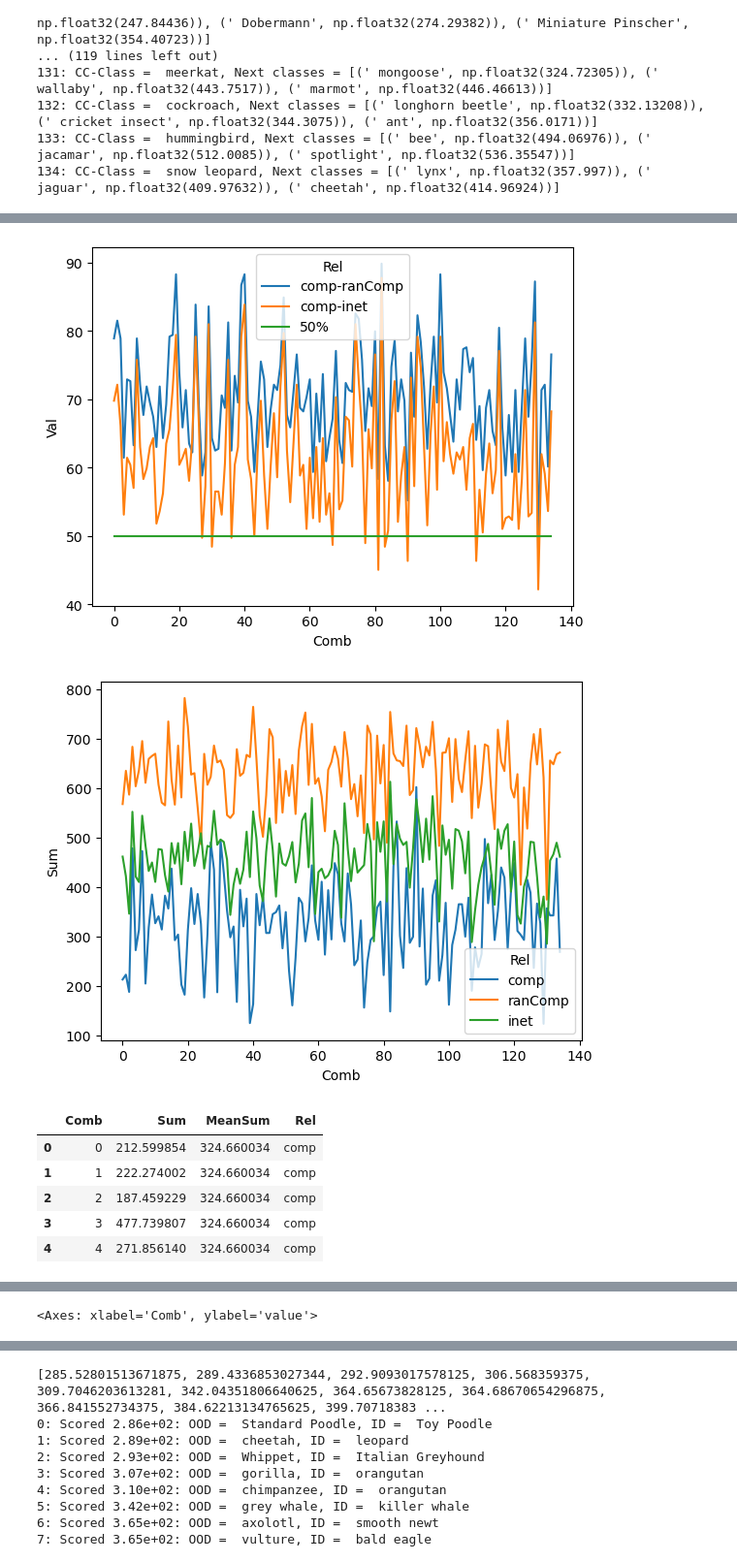
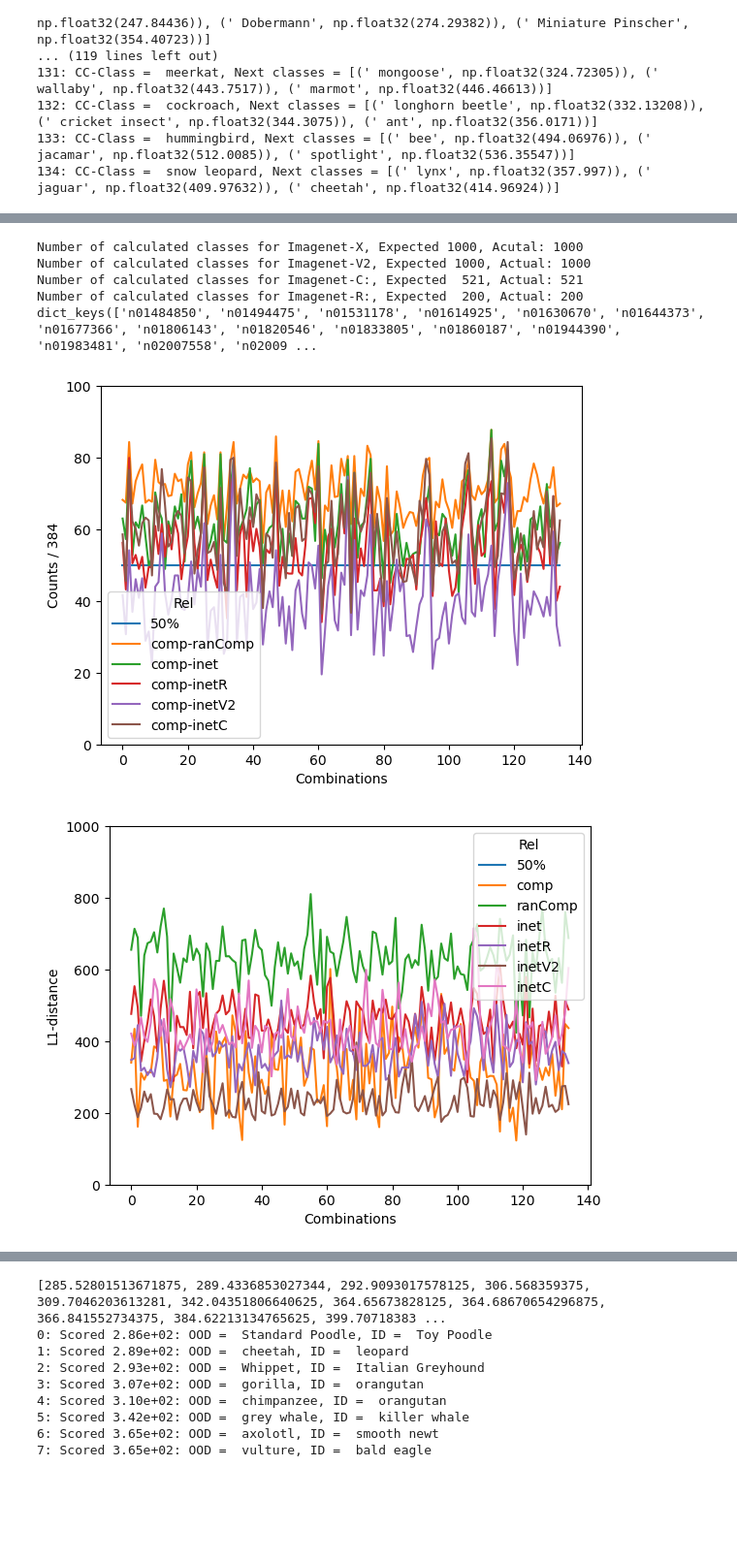
Before and after one commit to alexfrhling/dino_v2_ood_robustness, a Jupyter notebook: visualize_statistics.ipynb, the cells around one changed output, grey strips where cells are left out. Shown at 97% size. Saved outputs shown, nothing was run; the diff lists cells and outputs as text; code cells hidden in the pictures; blank space fills up the shorter version.

Commit message:
add plot for all imagenet datasets

```diff
--- a/visualize_statistics.ipynb
+++ b/visualize_statistics.ipynb
@@ -181,7 +201,7 @@ with open('/home/afroehli/coding/dinov2_ood/storage/class_split.csv', 'r')as cla
 # util functions
 
 def get_random_class() -> str:
-    all_classes = list(imagenet_x_sorted.keys())
+    all_classes = list(datasets_dict['imagenet_x']['sorted_classes'].keys())
     n_classes = len(all_classes)
     next_int = random.randint(0, n_classes - 1)
     next_class = all_classes[next_int]
@@ -244,3 +329,21 @@ print(f'New classes were processed: {new_class_processed}')
+# %%
+# Check dimensions of result sets
+
+print(f'Number of calculated classes for Imagenet-X, Expected 1000, Acutal: {len(list(datasets_dict['imagenet_x']['model_results']))}')
+print(f'Number of calculated classes for Imagenet-V2, Expected 1000, Actual: {len(list(datasets_dict['imagenet_v2']['model_results']))}')
+print(f'Number of calculated classes for Imagenet-C:, Expected  521, Actual: {len(list(datasets_dict['imagenet_c']['model_results']))}')
+print(f'Number of calculated classes for Imagenet-R:, Expected  200, Actual: {len(list(datasets_dict['imagenet_r']['model_results']))}')
+
+#print(datasets_dict['imagenet_r']['model_results'])
+# print(datasets_dict['imagenet_c']['model_results'])
+print(datasets_dict['imagenet_r']['model_results'].keys())
+# print(datasets_dict['imagenet_r']['model_results']['n10565667'])
+# %% [output]
+Number of calculated classes for Imagenet-X, Expected 1000, Acutal: 1000
+Number of calculated classes for Imagenet-V2, Expected 1000, Actual: 1000
+Number of calculated classes for Imagenet-C:, Expected  521, Actual: 521
+Number of calculated classes for Imagenet-R:, Expected  200, Actual: 200
+dict_keys(['n01484850', 'n01494475', 'n01531178', 'n01614925', 'n01630670', 'n01644373', 'n01677366', 'n01806143', 'n01820546', 'n01833805', 'n01860187', 'n01944390', 'n01983481', 'n02007558', 'n02009 ...
 # %%
 # store calculated classes
 
@@ -382,26 +480,23 @@ diff_sum_df = pd.concat([comp_sum_diff_df, ranComp_sum_diff_df, inet_sum_diff_df
 # %%
  # visualize statistics
 
-
-sns.lineplot(data=diff_counts_df, x='Comb', y='Val', hue='Rel')
+plt.ylim(0,100)
+ax = sns.lineplot(data=diff_counts_df, x='Comb', y='Val', hue='Rel')
+ax.set(xlabel = 'Combinations', ylabel= 'Counts / 384')
 plt.show()
 
-sns.lineplot(data=diff_sum_df, x='Comb', y='Sum', hue='Rel')
+plt.ylim(0,1000)
+ax = sns.lineplot(data=diff_sum_df, x='Comb', y='Sum', hue='Rel')
+ax.set(xlabel='Combinations', ylabel='L1-distance')
 plt.show()
 
-display(diff_sum_df.head())
 sum_mean_combined = diff_sum_df.melt(id_vars=['Comb', 'Rel'], var_name='Measure', value_vars=['Sum', 'MeanSum'])
-display(sum_mean_combined.head())
 sum_mean_combined['RelMeasure'] = sum_mean_combined['Rel'] + sum_mean_combined['Measure']
-display(sum_mean_combined.head())
 
-sns.lineplot(data=sum_mean_combined, x='Comb', y='value', hue='RelMeasure')
+plt.ylim(0,1000)
+ax = sns.lineplot(data=sum_mean_combined, x='Comb', y='value', hue='RelMeasure', legend=True)
+ax.set(xlabel='Combinations', ylabel='L1-distance')
+plt.show()
 # %% [output]
-[figure, old version]
+[figure, new version]
-[figure, old version]
+[figure, new version]
-|  | Comb | Sum | MeanSum | Rel |
-| 0 | 0 | 212.599854 | 324.660034 | comp |
-| 1 | 1 | 222.274002 | 324.660034 | comp |
-| 2 | 2 | 187.459229 | 324.660034 | comp |
-| 3 | 3 | 477.739807 | 324.660034 | comp |
-| 4 | 4 | 271.856140 | 324.660034 | comp |
@@ -420 +502,0 @@ sns.lineplot(data=sum_mean_combined, x='Comb', y='value', hue='RelMeasure')
-<Axes: xlabel='Comb', ylabel='value'>
```
Also changed, not shown: parts of 8 cells of this notebook, 1 other file.
